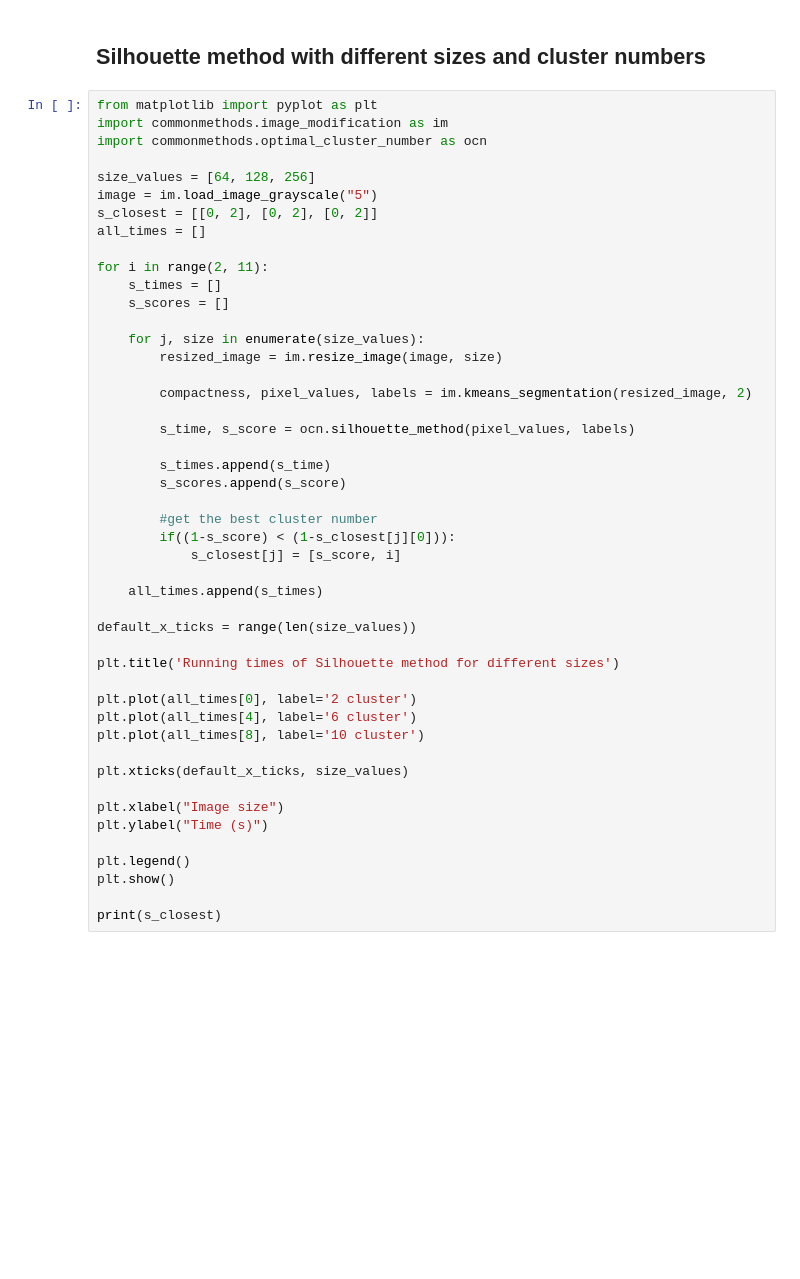
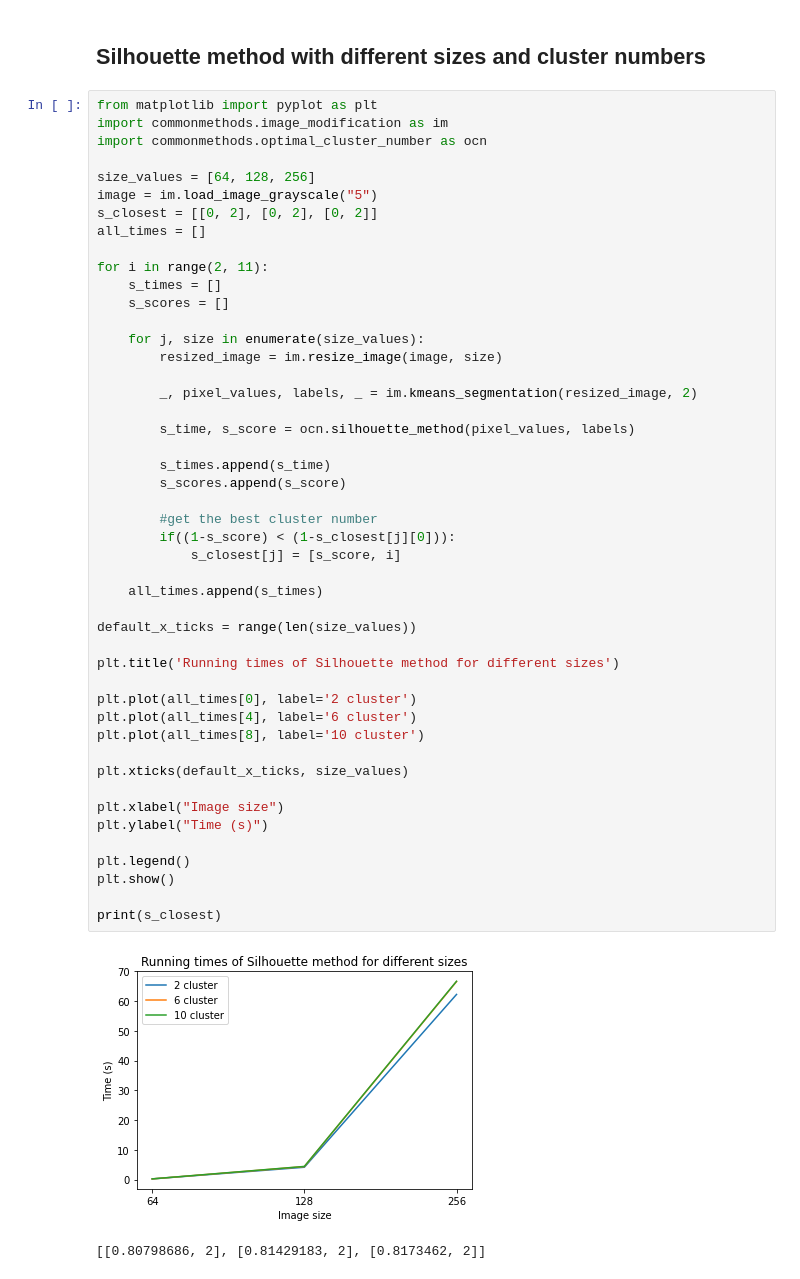
Before and after one commit to molnar75/diplomamunka, a Jupyter notebook: notebooks/05_silhouette_method.ipynb, the cells around one changed output. Drawn from its saved outputs; the diff is of its cells as text; blank space fills up the shorter version.

```diff
--- a/notebooks/05_silhouette_method.ipynb
+++ b/notebooks/05_silhouette_method.ipynb
@@ -56,33 +60,36 @@ for i in range(2, 11):
     for j, size in enumerate(size_values):
         resized_image = im.resize_image(image, size)
 
-        compactness, pixel_values, labels = im.kmeans_segmentation(resized_image, 2)
+        _, pixel_values, labels, _ = im.kmeans_segmentation(resized_image, 2)
 
         s_time, s_score = ocn.silhouette_method(pixel_values, labels)
 
         s_times.append(s_time)
         s_scores.append(s_score)
 
         #get the best cluster number
         if((1-s_score) < (1-s_closest[j][0])):
             s_closest[j] = [s_score, i]
 
     all_times.append(s_times)
 
 default_x_ticks = range(len(size_values))
 
 plt.title('Running times of Silhouette method for different sizes')
 
 plt.plot(all_times[0], label='2 cluster')
 plt.plot(all_times[4], label='6 cluster')
 plt.plot(all_times[8], label='10 cluster')
 
 plt.xticks(default_x_ticks, size_values)
 
 plt.xlabel("Image size")
 plt.ylabel("Time (s)")
 
 plt.legend()
 plt.show()
 
 print(s_closest)
+# %% [output]
+[figure, added]
+[[0.80798686, 2], [0.81429183, 2], [0.8173462, 2]]
```
Also changed, not shown: parts of 1 cell of this notebook.
